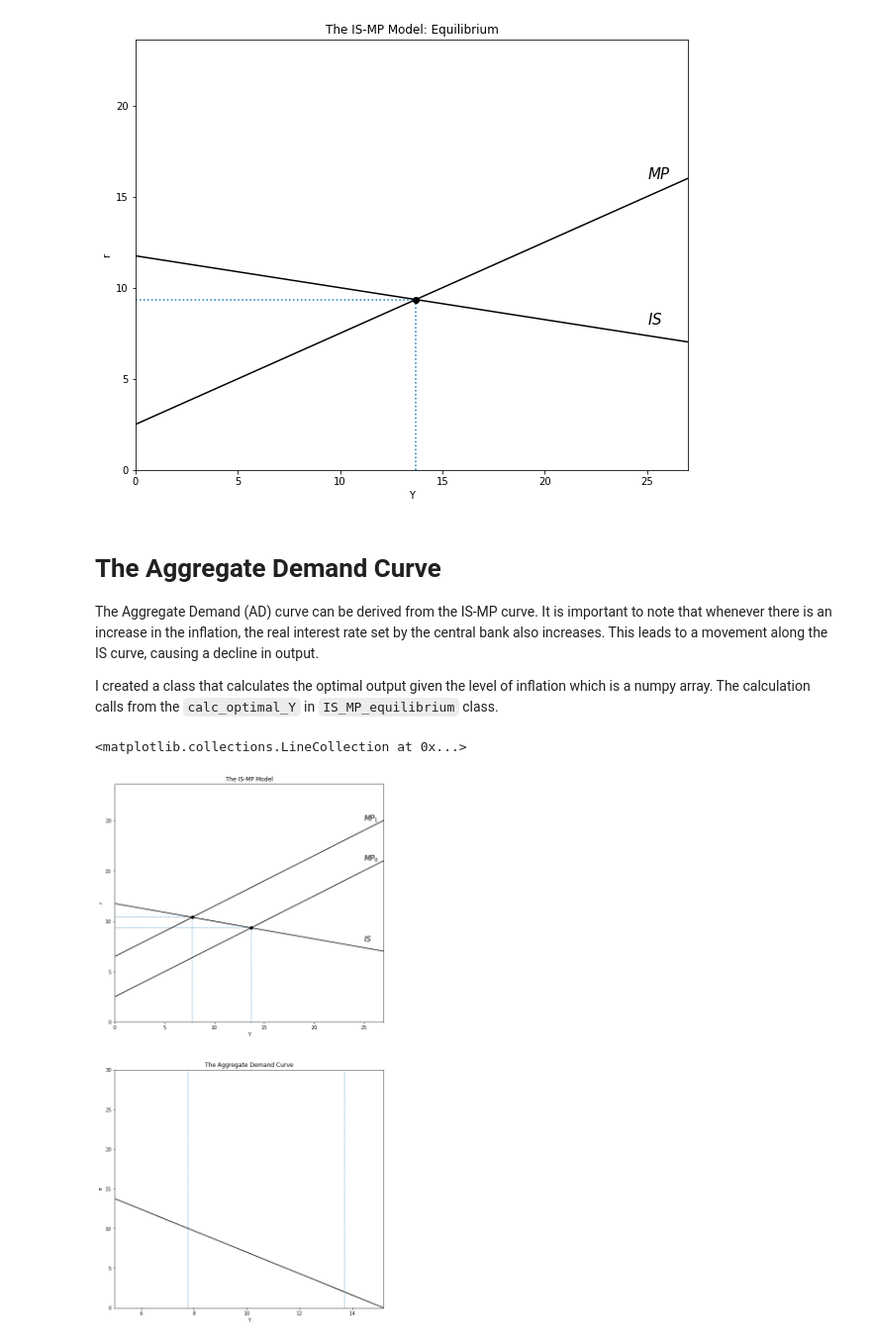
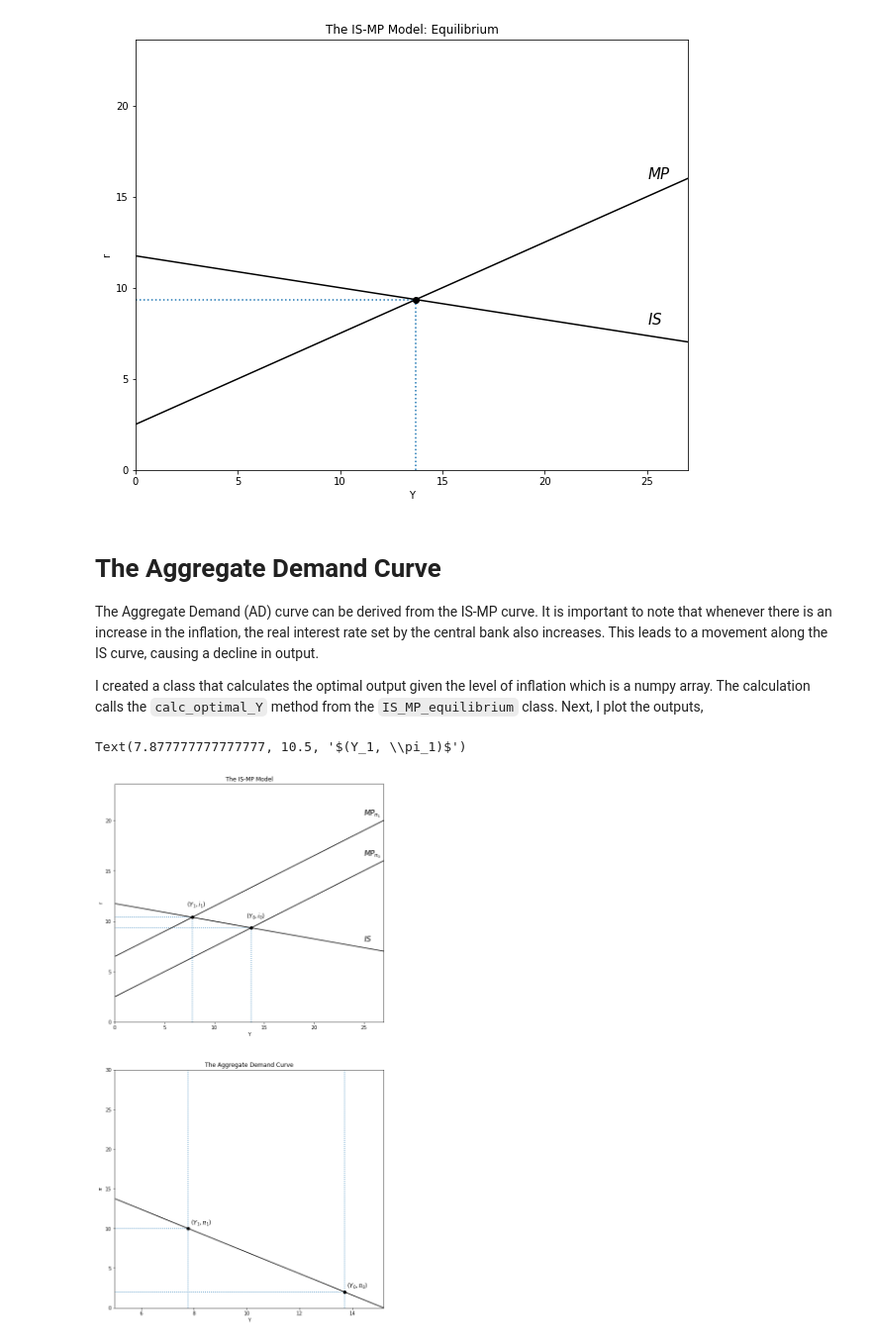
Before and after one commit to lj-valencia/Python-for-Economics, a Jupyter notebook: IS-MP Model.ipynb, the cells around one changed output. Shown at 99% size. Drawn from its saved outputs; the diff is of its cells as text; code cells hidden in the pictures.

```diff
--- a/IS-MP Model.ipynb
+++ b/IS-MP Model.ipynb
@@ -236,7 +236,7 @@ ax.plot(y_eq, i_eq,'ro',color='black') # a black dot
 
 The Aggregate Demand (AD) curve can be derived from the IS-MP curve. It is important to note that whenever there is an increase in the inflation, the real interest rate set by the central bank also increases. This leads to a movement along the IS curve, causing a decline in output.
 
-I created a class that calculates the optimal output given the level of inflation which is a numpy array. The calculation calls from the `calc_optimal_Y` in `IS_MP_equilibrium` class.
+I created a class that calculates the optimal output given the level of inflation which is a numpy array. The calculation calls the `calc_optimal_Y` method from the `IS_MP_equilibrium` class. Next, I plot the outputs,
 # %%
 class AD_curve:
     def __init__(self, pi_):
@@ -283,34 +283,42 @@ i_eq_0 = IS_MP_equilibrium.calc_optimal_i(y_eq_0, n_pi, pi, a, gamma, n_y)
 # create a second MP curve with a different inflation value
 pi_1 = 10
 MP_ = MP_curve(a, gamma, n_y, n_pi, pi_1, Y)
 i_MP_ = MP_.i_arrays_MP() # call i_arrays to obtain arrays for plotting
 # calculate optimal values with different inflation value
 y_eq_1 = IS_MP_equilibrium.calc_optimal_Y(c_bar, i_bar, mpc, t, g, d, n_pi, pi_1, a, gamma, n_y)
 i_eq_1 = IS_MP_equilibrium.calc_optimal_i(y_eq_1, n_pi, pi_1, a, gamma, n_y)
 
 # plot the results
 fig, ax = plt.subplots(nrows=2, ncols=1, figsize=(10, 20))
 v_0 = [0, np.max(Y)*0.27, 0, np.max(i_MP)*.45] # Set the axes range
 ax[0].set(title="The IS-MP Model", xlabel=r'Y', ylabel=r'r')
 ax[0].plot(Y, i_MP, "k-")
 ax[0].plot(Y, i_MP_, "k-")
 ax[0].plot(Y, i_IS, "k-")
 ax[0].axis(v_0)
-ax[0].text(np.max(Y)*0.25, 16, "$MP_{0}$", fontsize=15) # add text describing the MP curve
-ax[0].text(np.max(Y)*0.25, 20, "$MP_{1}$", fontsize=15) # add text describing the MP curve (at higher inflation value)
+ax[0].text(np.max(Y)*0.25, 16.5, "$MP_{\pi_{0}}$", fontsize=15) # add text describing the MP curve
+ax[0].text(np.max(Y)*0.25, 20.5, "$MP_{\pi_{1}}$", fontsize=15) # add text describing the MP curve (at higher inflation value)
 ax[0].text(np.max(Y)*0.25, 8, "$IS$", fontsize=15) # add text describing the IS curve
 ax[0].vlines(x=y_eq_0,ymin=0,ymax=i_eq, color='tab:blue', linestyles='dotted')
 ax[0].hlines(y=i_eq_0, xmin=0, xmax=y_eq, color='tab:blue', linestyles='dotted')
 ax[0].vlines(x=y_eq_1,ymin=0,ymax=i_eq_1, color='tab:blue', linestyles='dotted')
 ax[0].hlines(y=i_eq_1, xmin=0, xmax=y_eq_1, color='tab:blue', linestyles='dotted')
 ax[0].plot(y_eq, i_eq,'ro',color='black') # a black dot
 ax[0].plot(y_eq_1, i_eq_1,'ro',color='black') # a black dot (equilibrium at higher inflation value)
+ax[0].text(y_eq-0.5, i_eq*1.10, f'$(Y_{0}, i_{0})$', fontsize=12)
+ax[0].text(y_eq_1-0.5, i_eq_1*1.10, f'$(Y_{1}, i_{1})$', fontsize=12)
 v_1 = [5, max(y_opts), 0, pi_max]
 ax[1].set(title="The Aggregate Demand Curve", xlabel=r'Y', ylabel=r'$\pi$')
 ax[1].plot(y_opts, pi_, "k-")
 ax[1].axis(v_1)
 ax[1].vlines(x=y_eq_0, ymin=0, ymax=pi_max, color='tab:blue', linestyles='dotted')
 ax[1].vlines(x=y_eq_1, ymin=0, ymax=pi_max, color='tab:blue', linestyles='dotted')
+ax[1].hlines(y=pi, xmin=0, xmax=y_eq_0, color='tab:blue', linestyles='dotted')
+ax[1].hlines(y=pi_1, xmin=0, xmax=y_eq_1, color='tab:blue', linestyles='dotted')
+ax[1].plot(y_eq_0, pi,'ro',color='black') # a black dot
+ax[1].plot(y_eq_1, pi_1,'ro',color='black') # a black dot (equilibrium at higher inflation value)
+ax[1].text(y_eq_0+0.1, pi*1.25, f'$(Y_{0}, \pi_{0})$', fontsize=12)
+ax[1].text(y_eq_1+0.1, pi_1*1.05, f'$(Y_{1}, \pi_{1})$', fontsize=12)
 # %% [output]
-<matplotlib.collections.LineCollection at 0x...>
+Text(7.877777777777777, 10.5, '$(Y_1, \\pi_1)$')
-[figure, old version]
+[figure, new version]
```
Also changed, not shown: parts of 1 cell of this notebook.
